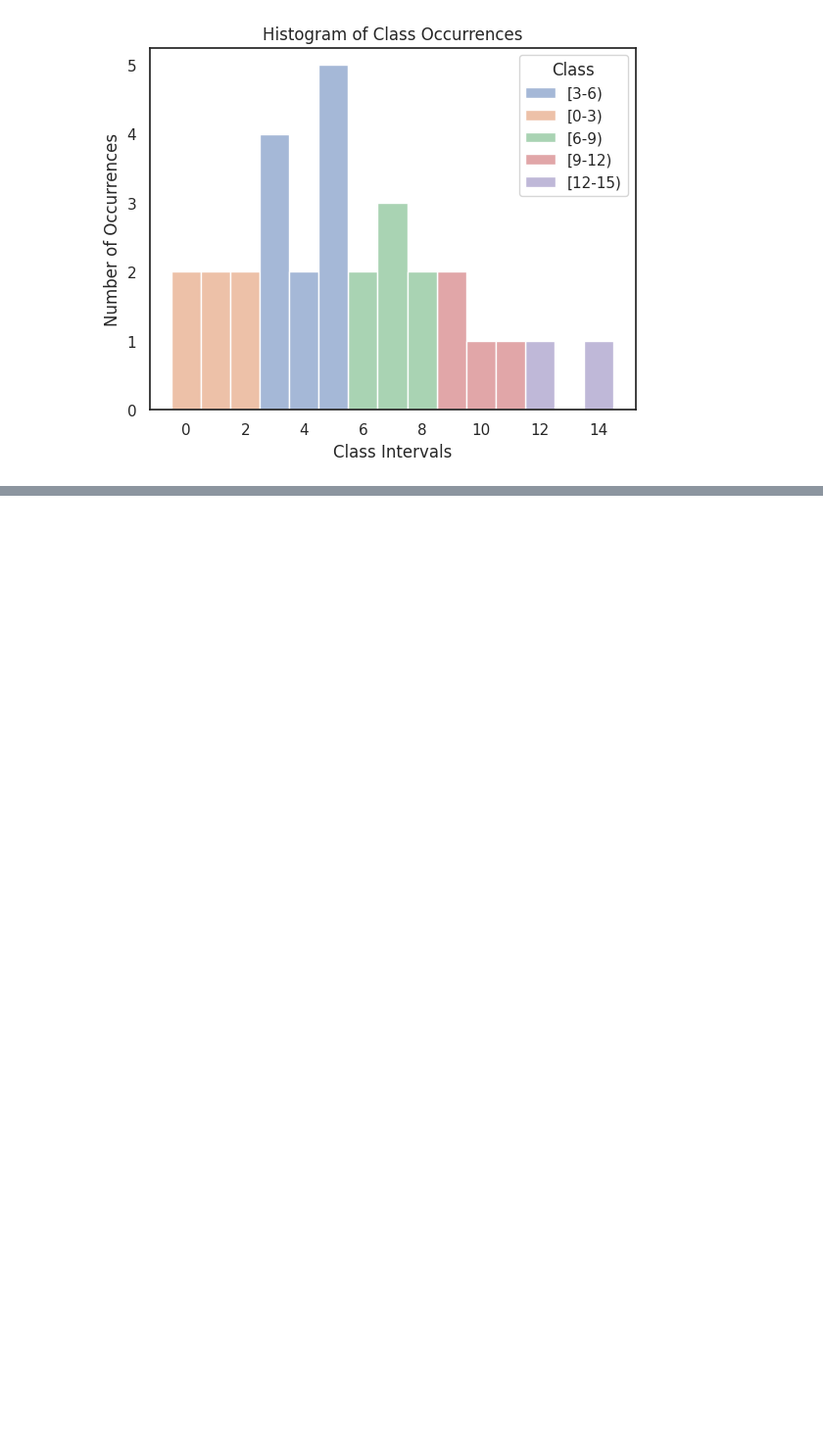
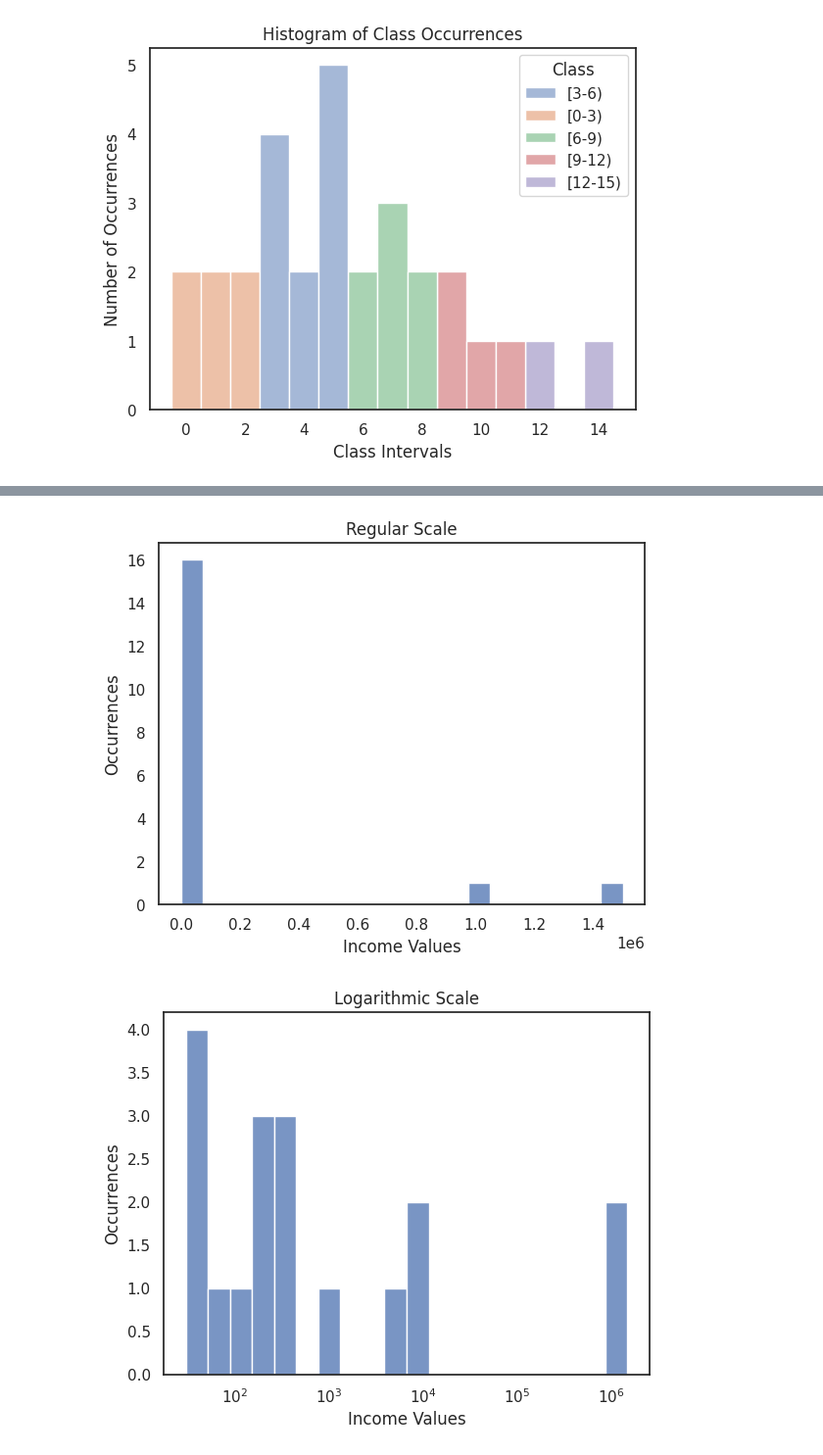
Before and after one commit to manujsinghwal/applied-statistics-in-python, a Jupyter notebook: 2. data-vizualization/the_histogram.ipynb, the cells around one changed output, grey strips where cells are left out. Shown: that part at 98% size. Saved outputs shown, nothing was run; the diff lists cells and outputs as text; code cells hidden in the pictures; blank space fills up the shorter version.

```diff
--- a/2. data-vizualization/the_histogram.ipynb
+++ b/2. data-vizualization/the_histogram.ipynb
@@ -314,0 +323,32 @@ plt.show()
+# %%
+# Example of skewed data
+df1 = [30, 35, 50, 45, 60, 100, 200, 230, 245, 300, 320, 420, 1000, 5000, 8000, 10000, 1000000, 1500000]
+
+# Plotting histogram
+sns.histplot(
+    data=df1,
+    bins=20
+    )
+
+# Adding labels and title
+plt.xlabel("Income Values")
+plt.ylabel("Occurrences")
+plt.title("Regular Scale")
+plt.show()
+
+
+# Plotting histogram with log scale
+sns.histplot(
+    data=df1,
+    bins=20,
+    log_scale=True
+    )
+
+# Adding labels and title
+plt.xlabel("Income Values")
+plt.ylabel("Occurrences")
+plt.title("Logarithmic Scale")
+plt.show()
+# %% [output]
+[figure, added]
+[figure, added]
```
Also changed, not shown: parts of 2 cells of this notebook.
